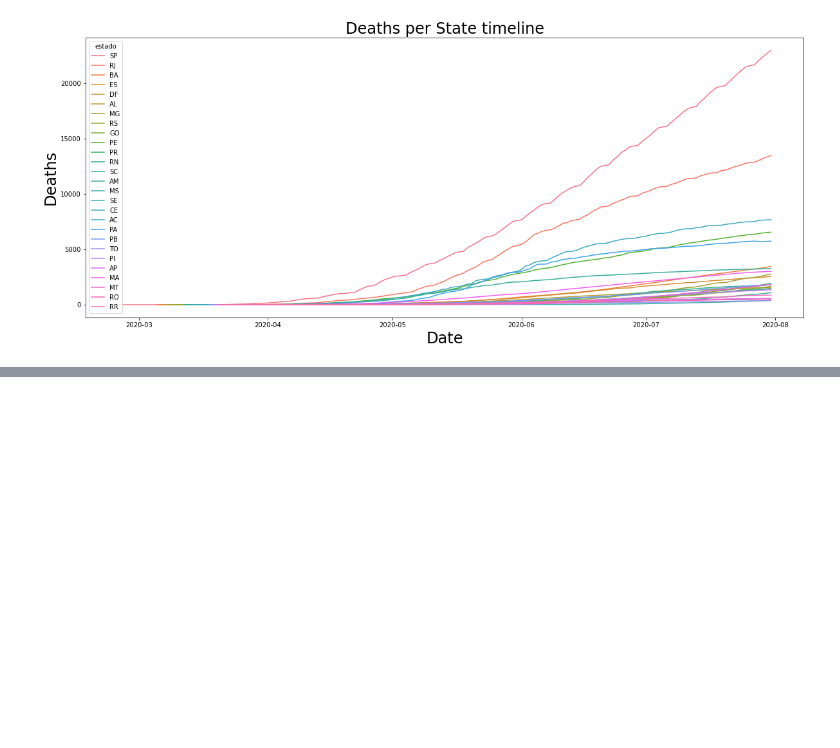
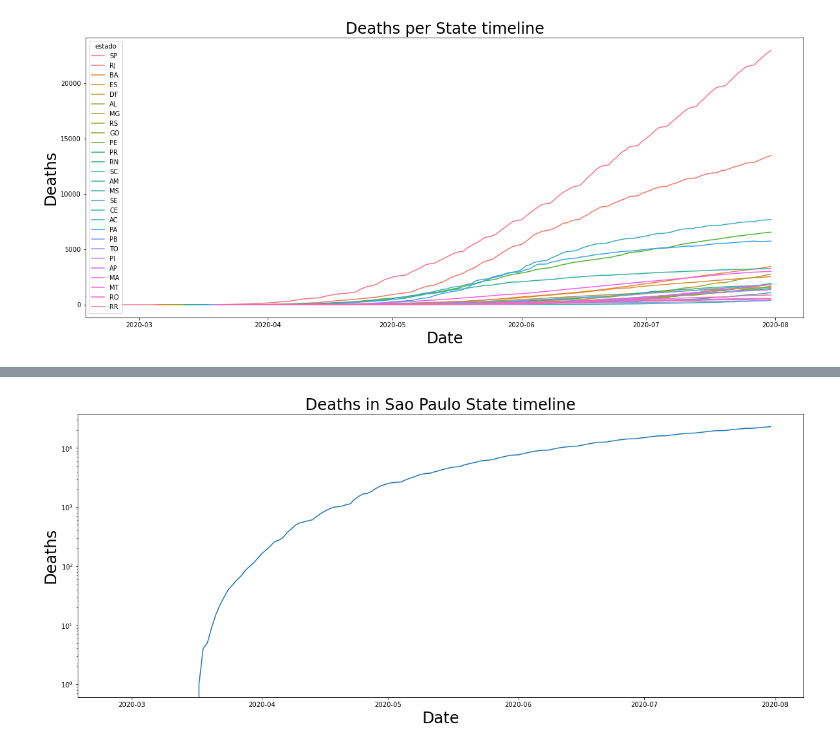
Before and after one commit to The-Raijin/data-analysis-covid-19-br, a Jupyter notebook: Exploratory Analysis.ipynb, the cells around one changed output, grey strips where cells are left out. Drawn from its saved outputs; the diff is of its cells as text; code cells hidden in the pictures; blank space fills up the shorter version.

```diff
--- a/Exploratory Analysis.ipynb
+++ b/Exploratory Analysis.ipynb
@@ -59,0 +59,4 @@ Text(0, 0.5, 'Deaths')
+# %%
+# Analysing Sao Paulo State only
+df_sp = df[df['estado'] == 'SP']
+df_sp
@@ -59,0 +77,9 @@ Text(0, 0.5, 'Deaths')
+# %%
+plt.figure(figsize=(20,8))
+fig = sns.lineplot(x='data', y='Obitos', data=df_sp)
+fig.set_title('Deaths in Sao Paulo State timeline', loc='center', fontsize=24)
+fig.set_xlabel('Date', fontsize=24)
+fig.set_ylabel('Deaths', fontsize=24)
+fig.set_yscale('log')
+# %% [output]
+[figure, added]
```
Also changed, not shown: parts of 5 cells of this notebook.
